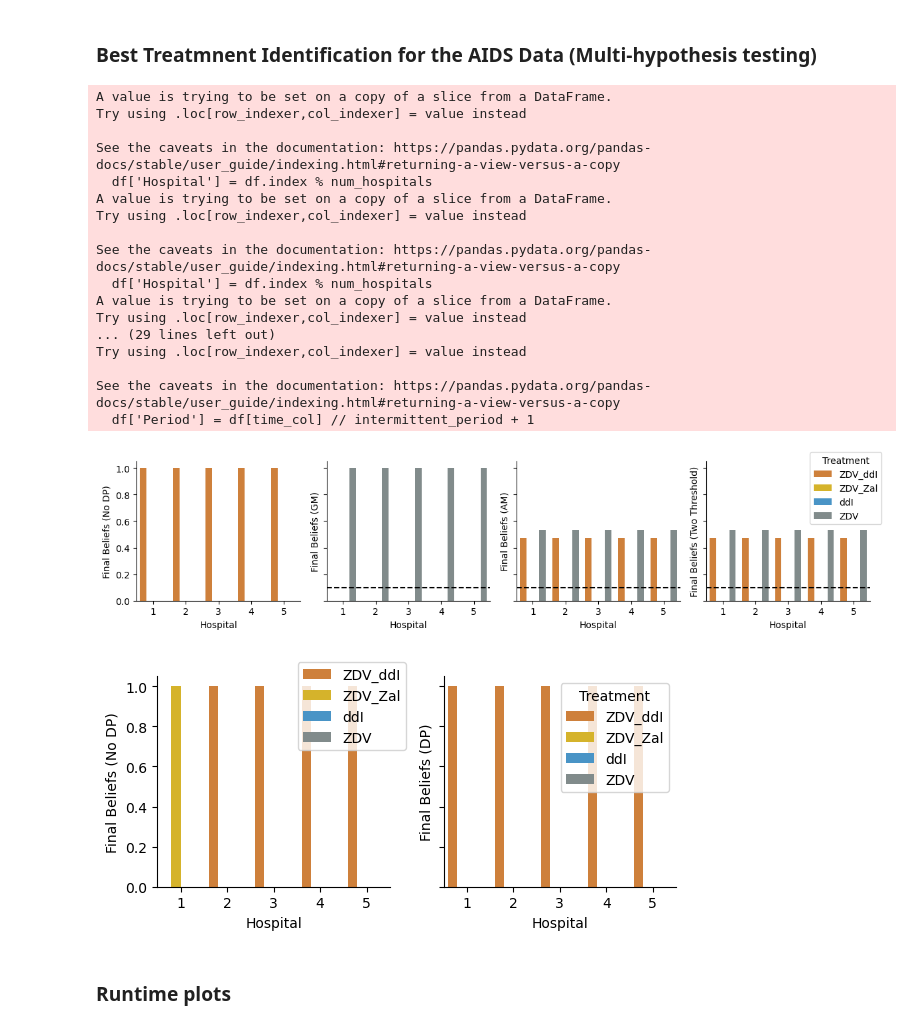
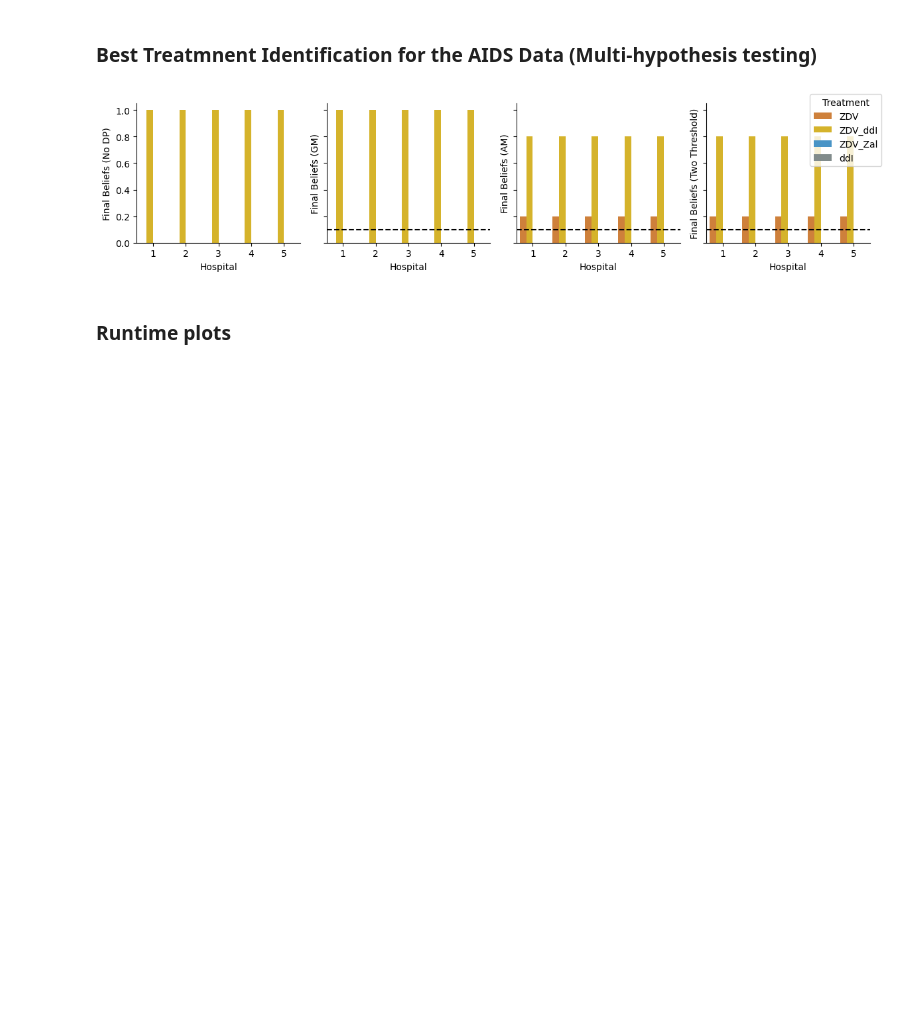
Before and after one commit to papachristoumarios/dp-social-learning, a Jupyter notebook: clinical_trials.ipynb, the cells around one changed output. Drawn from its saved outputs; the diff is of its cells as text; code cells hidden in the pictures; blank space fills up the shorter version.

```diff
--- a/clinical_trials.ipynb
+++ b/clinical_trials.ipynb
@@ -827,7 +945,7 @@ def to_beliefs(x):
     x = softmax(x)
     return x / x.sum()
 
-def distributed_survival_analysis_multi(df, num_hospitals, epsilon, alpha, beta, control, treatments, G, time_col, event_col, alternative, rho=0.01, intermittent=False, num_iterations=1000, num_runs=10, suffix=''):
+def distributed_survival_analysis_multi(df, num_hospitals, epsilon, alpha, beta, control, treatments, G, time_col, event_col, alternative, rho=0.01, method='MLE', num_iterations=1000, num_runs=10, suffix='', intermittent_period=1):
 
     threshold = 1 / (1 + np.exp(rho))
 
@@ -841,19 +959,19 @@ def distributed_survival_analysis_multi(df, num_hospitals, epsilon, alpha, beta,
 
     for name, val in treatments:
         df_trt = df.query(f'trt == {val} | trt == {control[1]}')
-        if intermittent:
-            log_belief_ratio_private_distributed, log_belief_ratio_distributed, _, _, _ = distributed_survival_analysis(df=df_trt, num_hospitals=num_hospitals, epsilon=epsilon, alpha=alpha, beta=beta, covariate=name, G=G, time_col=time_col, event_col=event_col, alternative=alternative, rho=rho, plot=False, intermittent=intermittent, num_iterations=num_iterations, num_runs=num_runs)
+        if method == 'OL':
+            log_belief_ratio_private_distributed, log_belief_ratio_distributed, _, _, _ = distributed_survival_analysis(df=df_trt, num_hospitals=num_hospitals, epsilon=epsilon, alpha=alpha, beta=beta, covariate=name, G=G, time_col=time_col, event_col=event_col, alternative=alternative, rho=rho, plot=False, method=method, num_iterations=num_iterations, num_runs=num_runs, intermittent_period=intermittent_period)
             T_min = min(T_min, log_belief_ratio_private_distributed.shape[-1])
             T_max = max(T_max, log_belief_ratio_private_distributed.shape[-1])
         else:
-            log_belief_ratio_private_distributed, log_belief_ratio_distributed, _, _, _, _, _, _, _ = distributed_survival_analysis(df=df_trt, num_hospitals=num_hospitals, epsilon=epsilon, alpha=alpha, beta=beta, covariate=name, G=G, time_col=time_col, event_col=event_col, alternative=alternative, rho=rho, plot=False, intermittent=intermittent, num_iterations=num_iterations, num_runs=num_runs)
+            log_belief_ratio_private_distributed, log_belief_ratio_distributed, _, _, _, _, _, _, _ = distributed_survival_analysis(df=df_trt, num_hospitals=num_hospitals, epsilon=epsilon, alpha=alpha, beta=beta, covariate=name, G=G, time_col=time_col, event_col=event_col, alternative=alternative, rho=rho, plot=False, method=method, num_iterations=num_iterations, num_runs=num_runs)
             T_min = num_iterations
             T_max = num_iterations
 
         log_belief_ratio_private_distributed_treatments.append(log_belief_ratio_private_distributed)
         log_belief_ratio_distributed_treatments.append(log_belief_ratio_distributed)
 
-    if intermittent:
+    if method == 'OL':
         temp_array = []
         temp_private_array = []
 
@@ -886,7 +1004,7 @@ def distributed_survival_analysis_multi(df, num_hospitals, epsilon, alpha, beta,
     for i in range(num_hospitals):
         beliefs = to_beliefs(log_belief_ratio_distributed_treatments[:, i, -1])
 
-        if intermittent:
+        if method == 'OL':
             beliefs_private = to_beliefs(log_belief_ratio_private_distributed_treatments[:, i, -1])
         else:
             beliefs_private_gm = to_beliefs(log_belief_ratio_private_distributed_treatments[:, i, :, -1].mean(-1))
@@ -903,14 +1021,14 @@ def distributed_survival_analysis_multi(df, num_hospitals, epsilon, alpha, beta,
             beliefs_private_am /= num_runs
             beliefs_private_count /= num_runs
 
-        for j, (name, val) in enumerate(treatments + [control]):
+        for j, (name, val) in enumerate([control] + treatments):
             record = {
                 'Hospital' : i + 1,
                 'Treatment' : name,
                 'Final Beliefs (No DP)' : beliefs[j],
             }
 
-            if intermittent:
+            if method == 'OL':
                 record['Final Beliefs (DP)'] = beliefs_private[j]
             else:
                 record['Final Beliefs (GM)'] = beliefs_private_gm[j]
@@ -922,7 +1040,7 @@ def distributed_survival_analysis_multi(df, num_hospitals, epsilon, alpha, beta,
     records = pd.DataFrame(records)
 
 
-    if intermittent:
+    if method == 'OL':
         fig, ax = plt.subplots(1, 2, figsize=(6, 3), sharey=True)
         sns.barplot(x='Hospital', y='Final Beliefs (No DP)', hue='Treatment', data=records, ax=ax[0])
         sns.despine()
@@ -940,54 +1058,36 @@ def distributed_survival_analysis_multi(df, num_hospitals, epsilon, alpha, beta,
         fig, ax = plt.subplots(1, 4, figsize=(12, 3), sharey=True)
 
         sns.barplot(x='Hospital', y='Final Beliefs (No DP)', hue='Treatment', data=records, ax=ax[0])
         sns.despine()
         sns.barplot(x='Hospital', y='Final Beliefs (GM)', hue='Treatment', data=records, ax=ax[1])
         sns.despine()
         sns.barplot(x='Hospital', y='Final Beliefs (AM)', hue='Treatment', data=records, ax=ax[2])
         sns.despine()
         sns.barplot(x='Hospital', y='Final Beliefs (Two Threshold)', hue='Treatment', data=records, ax=ax[3])
         sns.despine()
 
         ax[1].axhline(threshold, color='black', linestyle='--', label='Threshold')
         ax[2].axhline(threshold, color='black', linestyle='--', label='Threshold')
         ax[3].axhline(threshold, color='black', linestyle='--', label='Threshold')
 
         # remove legend
         ax[0].legend().remove()
         ax[1].legend().remove()
         ax[2].legend().remove()
 
         sns.move_legend(ax[3], "upper right", bbox_to_anchor=(1.1, 1.1))
 
         fig.tight_layout()
 
         fig.savefig(f'figures/final_beliefs_multi{suffix}.pdf', bbox_inches='tight')
 
 thres = 0.1
 rho = np.log(1/thres - 1)
+num_hospitals = 5
 
-distributed_survival_analysis_multi(df_atsg_multi, num_hospitals=5, epsilon=0.1, alpha=0.1, beta=0.9, control=('ZDV', 0), treatments=[('ZDV_ddI', 1), ('ZDV_Zal', 2), ('ddI', 3)], G=nx.erdos_renyi_graph(5, p=0.7), time_col='time', event_col='label', alternative=np.ones(1), rho=rho, num_iterations=100, num_runs=500)
-distributed_survival_analysis_multi(df_atsg_multi, num_hospitals=5, epsilon=0.1, alpha=0.2, beta=0.8, control=('ZDV', 0), treatments=[('ZDV_ddI', 1), ('ZDV_Zal', 2), ('ddI', 3)], G=nx.erdos_renyi_graph(5, p=0.7), time_col='time', event_col='label', alternative=np.ones(1), rho=rho, num_iterations=100, num_runs=10, intermittent=True)
+distributed_survival_analysis_multi(df_atsg_multi, num_hospitals=5, epsilon=0.1, alpha=0.05, beta=0.95, control=('ZDV', 0), treatments=[('ZDV_ddI', 1), ('ZDV_Zal', 2), ('ddI', 3)], G=nx.complete_graph(num_hospitals), time_col='time', event_col='label', alternative='composite', rho=rho)
 # %% [output]
-A value is trying to be set on a copy of a slice from a DataFrame.
-Try using .loc[row_indexer,col_indexer] = value instead
-
-See the caveats in the documentation: https://pandas.pydata.org/pandas-docs/stable/user_guide/indexing.html#returning-a-view-versus-a-copy
-  df['Hospital'] = df.index % num_hospitals
-A value is trying to be set on a copy of a slice from a DataFrame.
-Try using .loc[row_indexer,col_indexer] = value instead
-
-See the caveats in the documentation: https://pandas.pydata.org/pandas-docs/stable/user_guide/indexing.html#returning-a-view-versus-a-copy
-  df['Hospital'] = df.index % num_hospitals
-A value is trying to be set on a copy of a slice from a DataFrame.
-Try using .loc[row_indexer,col_indexer] = value instead
-... (29 lines left out)
-Try using .loc[row_indexer,col_indexer] = value instead
-
-See the caveats in the documentation: https://pandas.pydata.org/pandas-docs/stable/user_guide/indexing.html#returning-a-view-versus-a-copy
-  df['Period'] = df[time_col] // intermittent_period + 1
-[figure, old version]
+[figure, new version]
-[figure, removed]
 # %% [markdown]
 ### Runtime plots
 # %%
```
Also changed, not shown: parts of 10 cells of this notebook, 33 other files.
